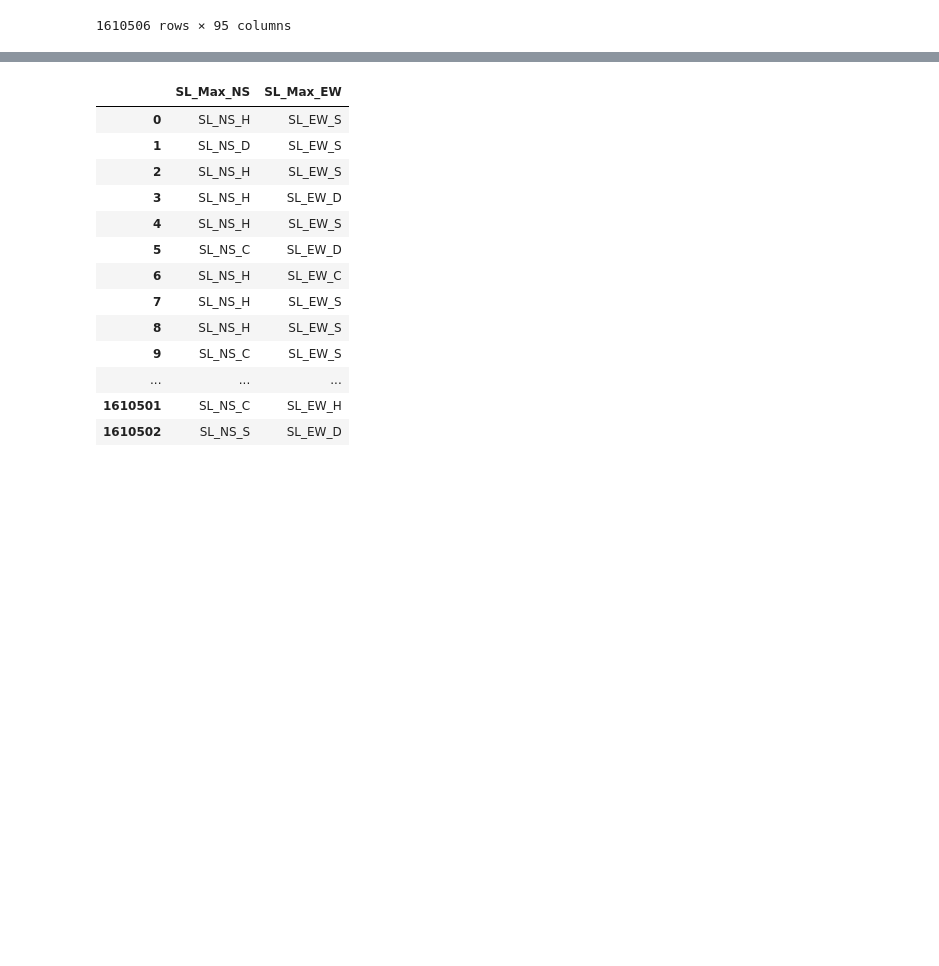
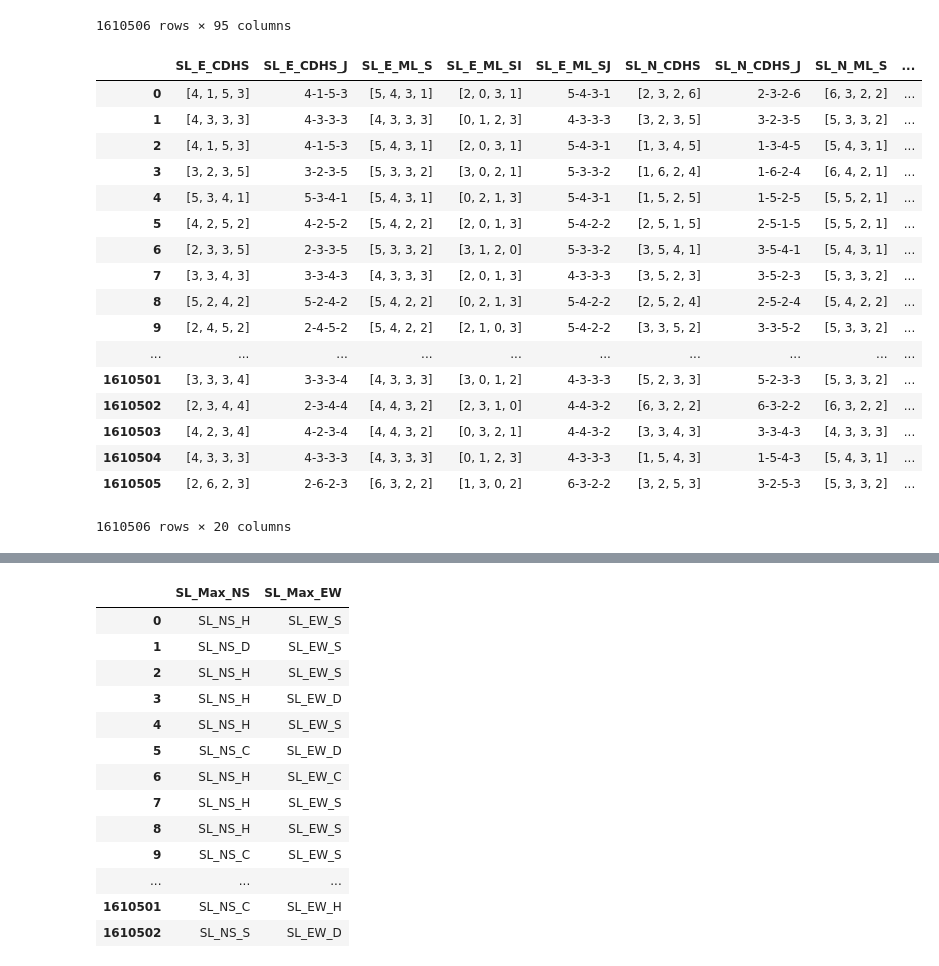
Before and after one commit to BSalita/ML-Contract-Bridge, a Jupyter notebook: src/acbl/acbl_hand_records_augment.ipynb, the cells around one changed output, grey strips where cells are left out. Cells and saved outputs as stored; diff of their text form; code cells hidden in the pictures; blank space fills up the shorter version.

```diff
--- a/src/acbl/acbl_hand_records_augment.ipynb
+++ b/src/acbl/acbl_hand_records_augment.ipynb
@@ -538,3 +538,32 @@ Length: 95, dtype: object
 | 1610504 | (acbl, 1651731) | 49239 | 60806 | 31 | 191220A_31 | S | N_S | S3HQT764DKT74CK92S2HA92DQJ985CJT5... | ... |
 | 1610505 | (acbl, 1651734) | 49239 | 60806 | 34 | 191220A_34 | E | N_S | SAT8HT6DAT987CQJ9SQJ42HJ5D5432CAK... | ... |
 1610506 rows × 95 columns
+# %%
+# takes 1m
+so = mlBridgeLib.CDHS
+for d in mlBridgeLib.NESW:
+    augmented_df[f'SL_{d}_{so}'] = augmented_df.filter(regex=f'^SL_{d}_[{so}]$').values.tolist()
+    augmented_df[f'SL_{d}_{so}_J'] = augmented_df[f'SL_{d}_{so}'].map(lambda l:'-'.join([str(v) for v in l])).astype('string')
+    augmented_df[f'SL_{d}_ML_S'] = augmented_df[f'SL_{d}_{so}'].map(lambda l: [v for v,n in sorted([(ll,n) for n,ll in enumerate(l)],key=lambda k:(-k[0],k[1]))])
+    augmented_df[f'SL_{d}_ML_SI'] = augmented_df[f'SL_{d}_{so}'].map(lambda l: [n for v,n in sorted([(ll,n) for n,ll in enumerate(l)],key=lambda k:(-k[0],k[1]))])
+    augmented_df[f'SL_{d}_ML_SJ'] = augmented_df[f'SL_{d}_ML_S'].map(lambda l:'-'.join([str(v) for v in l])).astype('string')
+augmented_df.filter(regex=f'^SL_._({so}|ML).*$').sort_index(axis='columns')
+# %% [output]
+|  | SL_E_CDHS | SL_E_CDHS_J | SL_E_ML_S | SL_E_ML_SI | SL_E_ML_SJ | SL_N_CDHS | SL_N_CDHS_J | SL_N_ML_S | ... |
+| 0 | [4, 1, 5, 3] | 4-1-5-3 | [5, 4, 3, 1] | [2, 0, 3, 1] | 5-4-3-1 | [2, 3, 2, 6] | 2-3-2-6 | [6, 3, 2, 2] | ... |
+| 1 | [4, 3, 3, 3] | 4-3-3-3 | [4, 3, 3, 3] | [0, 1, 2, 3] | 4-3-3-3 | [3, 2, 3, 5] | 3-2-3-5 | [5, 3, 3, 2] | ... |
+| 2 | [4, 1, 5, 3] | 4-1-5-3 | [5, 4, 3, 1] | [2, 0, 3, 1] | 5-4-3-1 | [1, 3, 4, 5] | 1-3-4-5 | [5, 4, 3, 1] | ... |
+| 3 | [3, 2, 3, 5] | 3-2-3-5 | [5, 3, 3, 2] | [3, 0, 2, 1] | 5-3-3-2 | [1, 6, 2, 4] | 1-6-2-4 | [6, 4, 2, 1] | ... |
+| 4 | [5, 3, 4, 1] | 5-3-4-1 | [5, 4, 3, 1] | [0, 2, 1, 3] | 5-4-3-1 | [1, 5, 2, 5] | 1-5-2-5 | [5, 5, 2, 1] | ... |
+| 5 | [4, 2, 5, 2] | 4-2-5-2 | [5, 4, 2, 2] | [2, 0, 1, 3] | 5-4-2-2 | [2, 5, 1, 5] | 2-5-1-5 | [5, 5, 2, 1] | ... |
+| 6 | [2, 3, 3, 5] | 2-3-3-5 | [5, 3, 3, 2] | [3, 1, 2, 0] | 5-3-3-2 | [3, 5, 4, 1] | 3-5-4-1 | [5, 4, 3, 1] | ... |
+| 7 | [3, 3, 4, 3] | 3-3-4-3 | [4, 3, 3, 3] | [2, 0, 1, 3] | 4-3-3-3 | [3, 5, 2, 3] | 3-5-2-3 | [5, 3, 3, 2] | ... |
+| 8 | [5, 2, 4, 2] | 5-2-4-2 | [5, 4, 2, 2] | [0, 2, 1, 3] | 5-4-2-2 | [2, 5, 2, 4] | 2-5-2-4 | [5, 4, 2, 2] | ... |
+| 9 | [2, 4, 5, 2] | 2-4-5-2 | [5, 4, 2, 2] | [2, 1, 0, 3] | 5-4-2-2 | [3, 3, 5, 2] | 3-3-5-2 | [5, 3, 3, 2] | ... |
+| ... | ... | ... | ... | ... | ... | ... | ... | ... | ... |
+| 1610501 | [3, 3, 3, 4] | 3-3-3-4 | [4, 3, 3, 3] | [3, 0, 1, 2] | 4-3-3-3 | [5, 2, 3, 3] | 5-2-3-3 | [5, 3, 3, 2] | ... |
+| 1610502 | [2, 3, 4, 4] | 2-3-4-4 | [4, 4, 3, 2] | [2, 3, 1, 0] | 4-4-3-2 | [6, 3, 2, 2] | 6-3-2-2 | [6, 3, 2, 2] | ... |
+| 1610503 | [4, 2, 3, 4] | 4-2-3-4 | [4, 4, 3, 2] | [0, 3, 2, 1] | 4-4-3-2 | [3, 3, 4, 3] | 3-3-4-3 | [4, 3, 3, 3] | ... |
+| 1610504 | [4, 3, 3, 3] | 4-3-3-3 | [4, 3, 3, 3] | [0, 1, 2, 3] | 4-3-3-3 | [1, 5, 4, 3] | 1-5-4-3 | [5, 4, 3, 1] | ... |
+| 1610505 | [2, 6, 2, 3] | 2-6-2-3 | [6, 3, 2, 2] | [1, 3, 0, 2] | 6-3-2-2 | [3, 2, 5, 3] | 3-2-5-3 | [5, 3, 3, 2] | ... |
+1610506 rows × 20 columns
```
Also changed, not shown: parts of 20 cells of this notebook, 5 other files.
